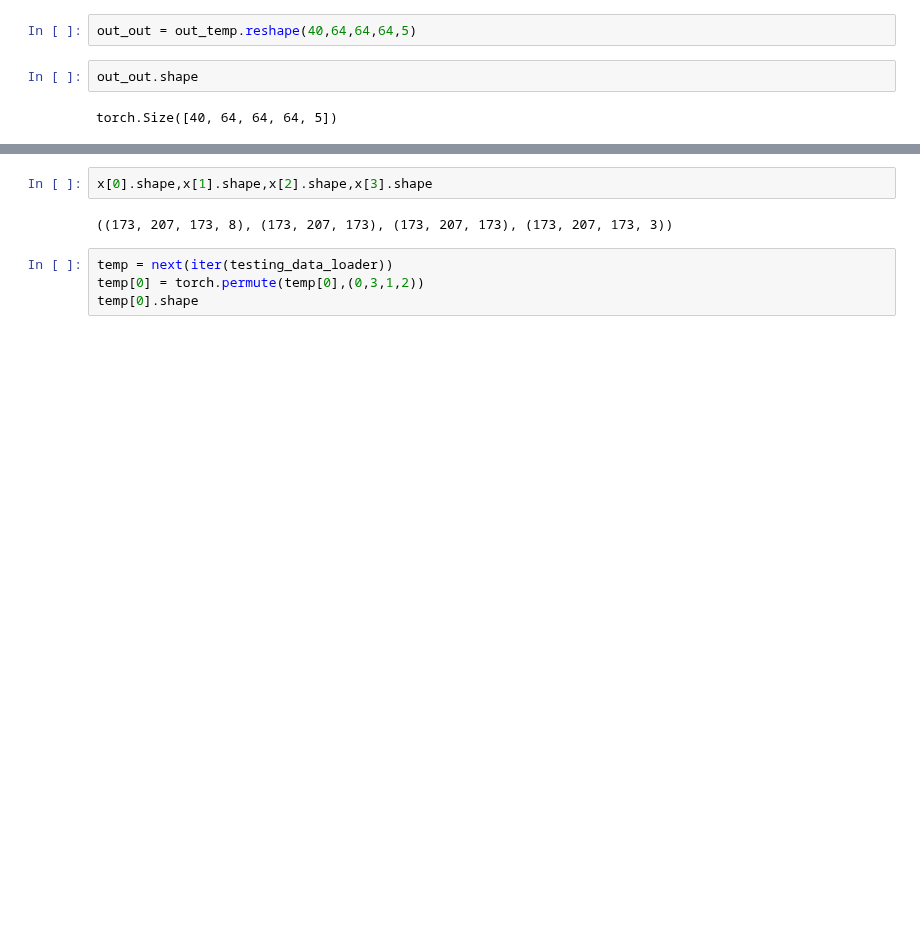
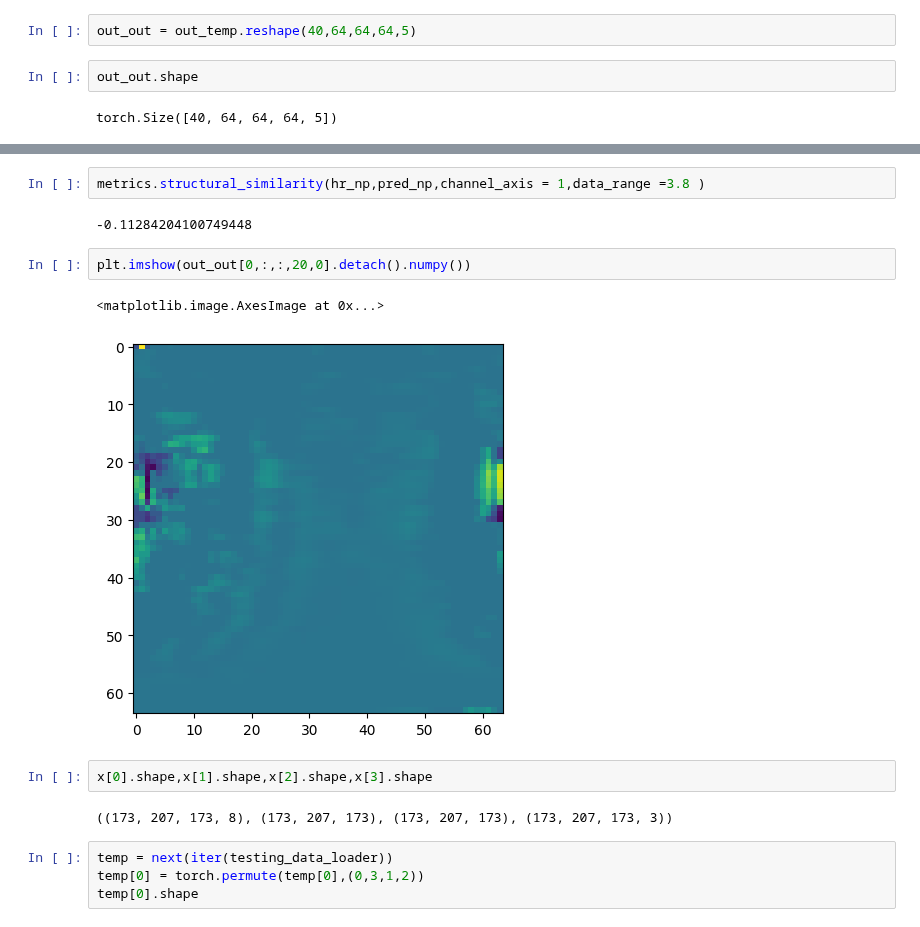
Before and after one commit to arihantjain124/HCP_SR, a Jupyter notebook: HCP_dataloader-Copy3.ipynb, the cells around one changed output, grey strips where cells are left out. Cells and saved outputs as stored; diff of their text form; blank space fills up the shorter version.

```diff
--- a/HCP_dataloader-Copy3.ipynb
+++ b/HCP_dataloader-Copy3.ipynb
@@ -193,3 +352,12 @@ torch.Size([40, 64, 64, 64, 5])
+# %%
+metrics.structural_similarity(hr_np,pred_np,channel_axis = 1,data_range =3.8 )
+# %% [output]
+-0.11284204100749448
+# %%
+plt.imshow(out_out[0,:,:,20,0].detach().numpy())
+# %% [output]
+<matplotlib.image.AxesImage at 0x...>
+[figure, added]
 # %%
 x[0].shape,x[1].shape,x[2].shape,x[3].shape
 # %% [output]
```
Also changed, not shown: parts of 46 cells of this notebook, 7 other files.
